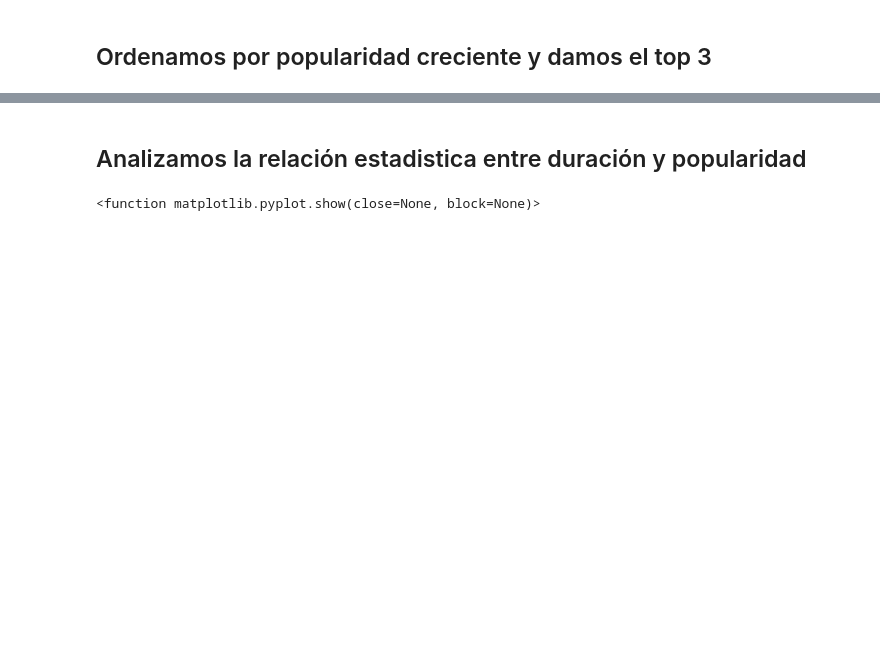
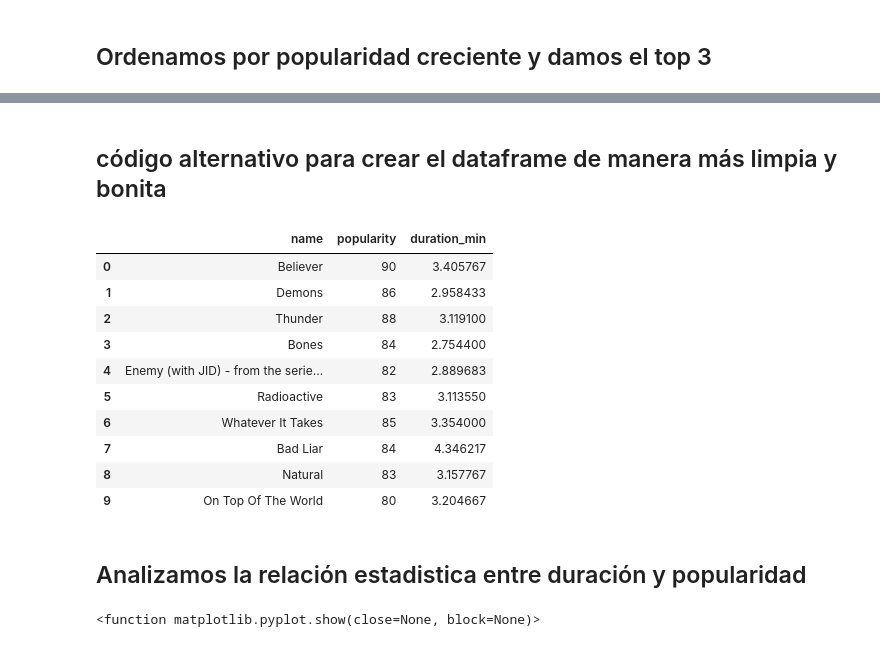
Before and after one commit to 4GeeksAcademy/adamcn10-api, a Jupyter notebook: src/explore.ipynb, the cells around one changed output, grey strips where cells are left out. Saved outputs shown, nothing was run; the diff lists cells and outputs as text; code cells hidden in the pictures; blank space fills up the shorter version.

```diff
--- a/src/explore.ipynb
+++ b/src/explore.ipynb
@@ -77,3 +77,26 @@ sorted_df.head(3)
+# %% [markdown]
+## código alternativo para crear el dataframe de manera más limpia y bonita
+# %%
+artist_id = id
+top_songs = spotify.artist_top_tracks(artist_id)['tracks']
+
+top_songs_df = pd.DataFrame(top_songs)
+top_songs_df['duration_min'] = top_songs_df['duration_ms'] / 1000 / 60
+top_songs_df_filter = top_songs_df[['name', 'popularity', 'duration_min']]
+
+top_songs_df_filter
+# %% [output]
+|  | name | popularity | duration_min |
+| 0 | Believer | 90 | 3.405767 |
+| 1 | Demons | 86 | 2.958433 |
+| 2 | Thunder | 88 | 3.119100 |
+| 3 | Bones | 84 | 2.754400 |
+| 4 | Enemy (with JID) - from the serie... | 82 | 2.889683 |
+| 5 | Radioactive | 83 | 3.113550 |
+| 6 | Whatever It Takes | 85 | 3.354000 |
+| 7 | Bad Liar | 84 | 4.346217 |
+| 8 | Natural | 83 | 3.157767 |
+| 9 | On Top Of The World | 80 | 3.204667 |
 # %% [markdown]
 ## Analizamos la relación estadistica entre duración y popularidad
 # %%
```
Also changed, not shown: parts of 3 cells of this notebook, 1 other file.
